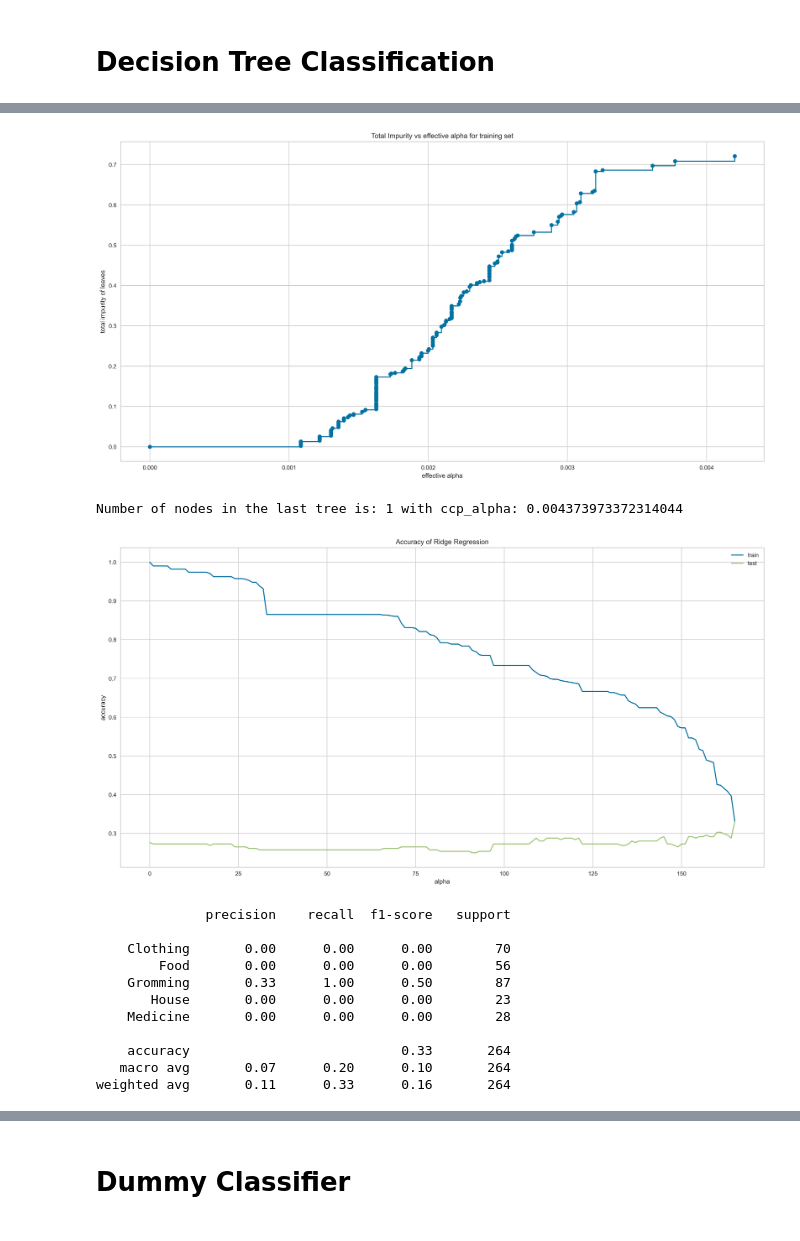
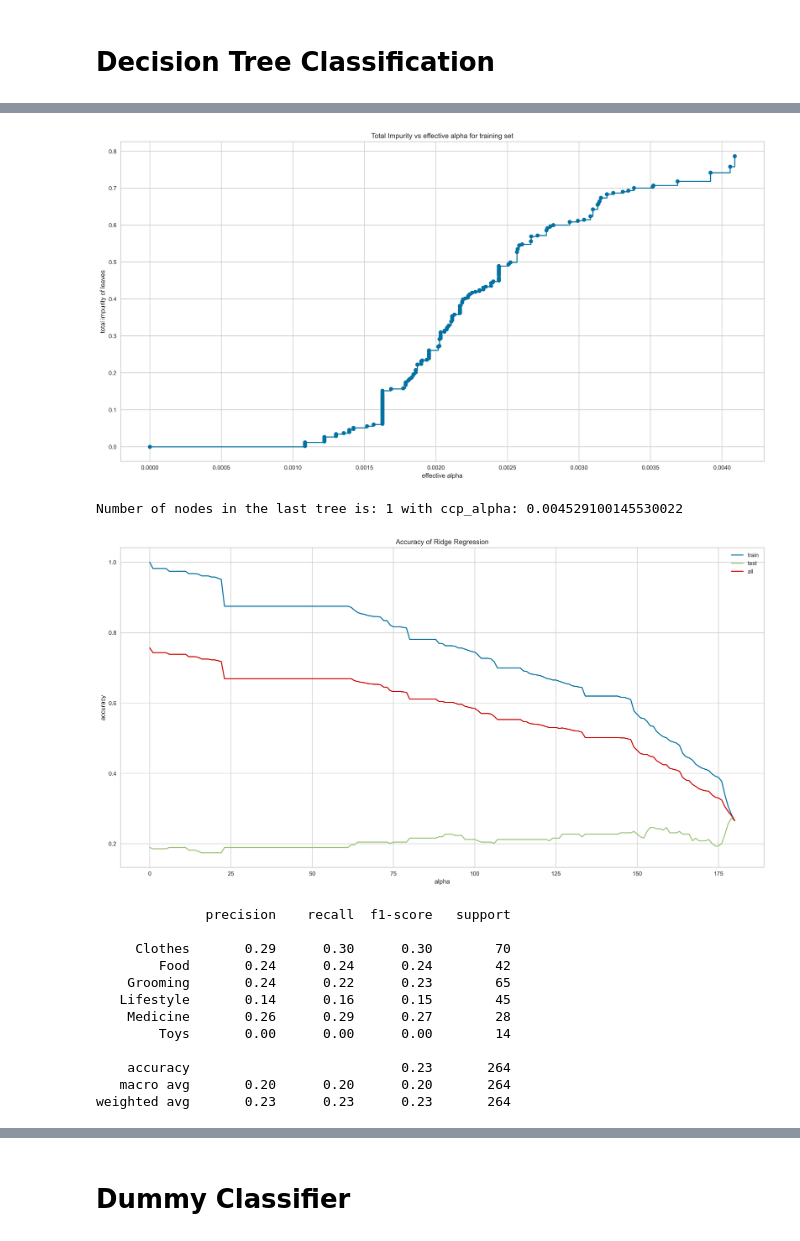
Before and after one commit to Likelion-MainHackaton-2team/Recommendation_model, a Jupyter notebook: autoML.ipynb, the cells around one changed output, grey strips where cells are left out. Drawn from its saved outputs; the diff is of its cells as text; code cells hidden in the pictures.

```diff
--- a/autoML.ipynb
+++ b/autoML.ipynb
@@ -40,7 +45,6 @@ datasheet = datasheet.drop([
     'vendor_id',
     'rating',
     'country',
-    'pet_size',
 ], axis=1)
 datasheet.head()
 # %% [output]
@@ -158,0 +192,13 @@ datasheet['pet_type'] = pet_type
+# %%
+org_pet_size = datasheet['pet_size'].to_list()
+pet_size_uni = datasheet['pet_size'].unique()
+pet_size_uni_code = [i for i in range(len(pet_size_uni))]
+for i in range(len(pet_size_uni)):  print(f"{org_pet_size[i]}\t->\t{pet_size_uni_code[i]}")
+
+pet_size = []
+for i in range(len(org_pet_size)):
+    for j in range(len(pet_size_uni)):
+        if org_pet_size[i] == pet_size_uni[j]:
+            pet_size.append(pet_size_uni_code[j])
+
+datasheet['pet_size'] = pet_size
@@ -296,6 +330,6 @@ best = compare_models()
 # %% [markdown]
 # Random Forest Classification
 # %%
-classifier = RandomForestClassifier(n_estimators=5, max_depth=10, random_state=42, verbose=1)
+classifier = RandomForestClassifier(n_estimators=5, max_depth=10, random_state=42, verbose=1, n_jobs=-1, max_leaf_nodes=1000)
 classifier.fit(X_train, y_train)
 # %% [output]
@@ -374,7 +413,7 @@ shap.summary_plot(shap_values, X_test, feature_names=feature_names, class_names=
 # %% [markdown]
 # Decision Tree Classification
 # %%
-classifier = DecisionTreeClassifier(ccp_alpha=0.5)
+classifier = DecisionTreeClassifier()
 # %%
 classifier.fit(X_train, y_train)
 
@@ -395,7 +434,7 @@ ax.set_ylabel('total impurity of leaves')
 ax.set_title('Total Impurity vs effective alpha for training set')
 plt.show()
 # %% [output]
-[figure, old version]
+[figure, new version]
 # %%
 clfs = []
 for ccp_alpha in ccp_alphas:
@@ -405,35 +444,38 @@ for ccp_alpha in ccp_alphas:
 
 print("Number of nodes in the last tree is: {} with ccp_alpha: {}".format(clfs[-1].tree_.node_count, ccp_alphas[-1]))
 # %% [output]
-Number of nodes in the last tree is: 1 with ccp_alpha: 0.004373973372314044
+Number of nodes in the last tree is: 1 with ccp_alpha: 0.004529100145530022
 # %%
 train_scores = [clf.score(X_train, y_train) for clf in clfs]
 test_scores = [clf.score(X_test, y_test) for clf in clfs]
+all_scores = [clf.score(X_data, y_data) for clf in clfs]
 
 plt.figure(figsize=(20, 10), dpi=300)
 plt.plot(train_scores, label='train')
 plt.plot(test_scores, label='test')
+plt.plot(all_scores, label='all')
 plt.xlabel('alpha')
 plt.ylabel('accuracy')
 plt.title('Accuracy of Ridge Regression')
 plt.legend()
 plt.show()
 # %% [output]
-[figure, old version]
+[figure, new version]
 # %%
 print(classification_report(y_test, y_pred, target_names=class_names))
 # %% [output]
               precision    recall  f1-score   support
 
-    Clothing       0.00      0.00      0.00        70
-        Food       0.00      0.00      0.00        56
-    Gromming       0.33      1.00      0.50        87
-       House       0.00      0.00      0.00        23
-    Medicine       0.00      0.00      0.00        28
+     Clothes       0.29      0.30      0.30        70
+        Food       0.24      0.24      0.24        42
+    Grooming       0.24      0.22      0.23        65
+   Lifestyle       0.14      0.16      0.15        45
+    Medicine       0.26      0.29      0.27        28
+        Toys       0.00      0.00      0.00        14
 
-    accuracy                           0.33       264
-   macro avg       0.07      0.20      0.10       264
-weighted avg       0.11      0.33      0.16       264
+    accuracy                           0.23       264
+   macro avg       0.20      0.20      0.20       264
+weighted avg       0.23      0.23      0.23       264
 # %%
 conf_mat = confusion_matrix(y_test, y_pred)
 ticks_labels = np.unique(org_product_category).tolist()
```
Also changed, not shown: parts of 35 cells of this notebook, 5 other files.
